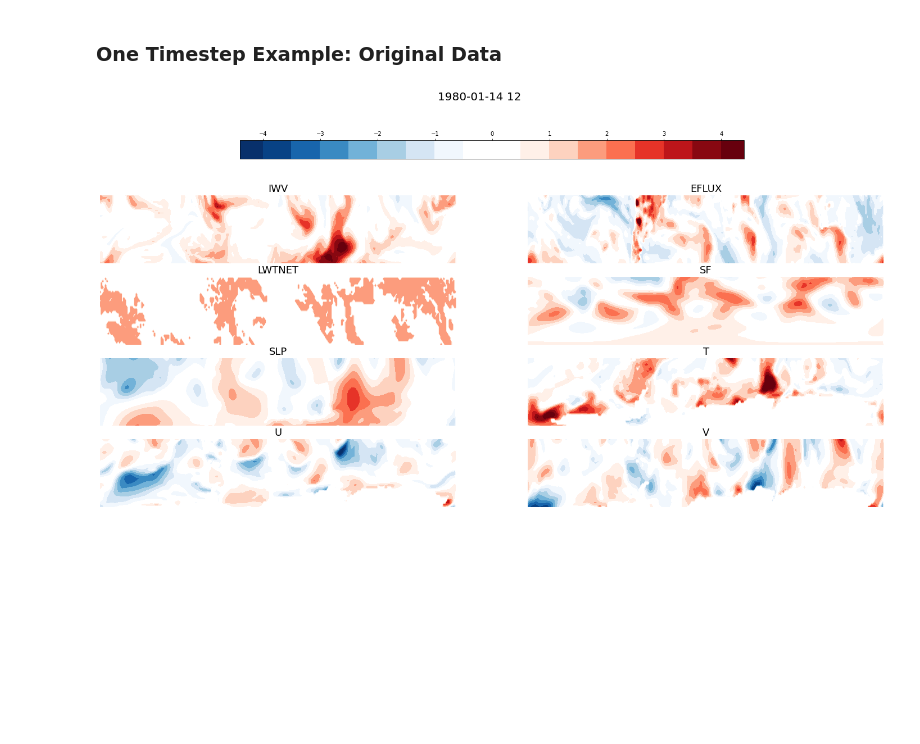
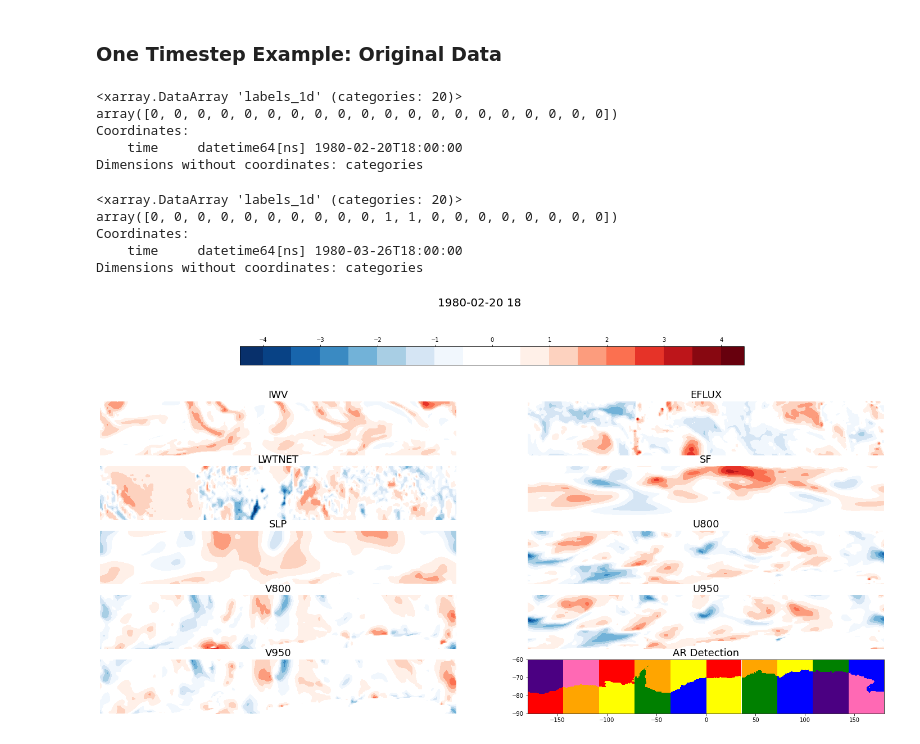
Before and after one commit to rlbaiman/AntarcticAR_ML, a Jupyter notebook: Make_X_data/Plot_X_data.ipynb, the cells around one changed output. Drawn from its saved outputs; the diff is of its cells as text; code cells hidden in the pictures; blank space fills up the shorter version.

Commit message:
trim training data to even out occurances

```diff
--- a/Make_X_data/Plot_X_data.ipynb
+++ b/Make_X_data/Plot_X_data.ipynb
@@ -12,16 +12,36 @@ ds_1 = xr.open_mfdataset('/pl/active/ATOC_SynopticMet/data/ar_data/Research3/Dat
 # %%
 ## CNN data - coarse resolution, binary regional Y
 ds_2 = xr.open_mfdataset('/pl/active/ATOC_SynopticMet/data/ar_data/Research3/Data/coarse_variable_data_files/train.nc', chunks ='auto')
+# %%
+ds_3 = xr.open_mfdataset('/pl/active/ATOC_SynopticMet/data/ar_data/Research3/Data/coarse_variable_files_new/train.nc')
 # %%
 newcolors = np.vstack((plt.get_cmap('Blues').reversed()(np.linspace(0, 1, 30)),np.ones((10,4)),
                        plt.get_cmap('Reds').reversed()(np.linspace(1, 0, 30))))
 double = ListedColormap(newcolors, name='double')
+# %%
+# Y data
+slice_start = np.array([0, 36, 72, 108, 144, -180 ,-144, -108, -72,-36])
+
+slice_end = slice_start + 36
+colors = ['red', 'orange','yellow', 'green','blue', 'indigo', 'hotpink',
+      'red', 'orange','yellow', 'green','blue', 'indigo', 'hotpink',
+     'red', 'orange','yellow', 'green','blue', 'indigo', 'hotpink',
+     'red', 'orange','yellow', 'green','blue', 'indigo', 'hotpink']
+
+
+basins = xr.open_mfdataset('/pl/active/ATOC_SynopticMet/data/ar_data/Research3/Data/AIS_basins_Zwally_MERRA2grid.nc').sel(lat = slice(-90,-60)).load()
+basins = basins.Zwallybasins > 0
+
+y_data = xr.open_mfdataset('/pl/active/ATOC_SynopticMet/data/ar_data/Research3/Data/Y_labels_AR_PRECSN_T/*').load()
 # %%
 #define function
 def show_sample(ds_sample):
     num_channels = len(ds_sample.n_channel)
+    y_plot_data = y_data.sel(time = ds_sample.time)
+    y_plot_data = xr.where(y_plot_data.Y.isin([100, 101, 110, 111, 1100, 1101, 1110, 1111]),1, 0)
+
     #define figure with 1 row and 5 columns.
-    fig,axes = plt.subplots(4,2,figsize=(25, 12))
+    fig,axes = plt.subplots(5,2,figsize=(25, 12))
     ax = axes.flatten() # Flatten 2x2 array so that you can use ax[0],ax[1],... rather than ax[0],ax[1]...
     fig.suptitle(str(ds_sample.time.values)[0:10]+' '+str(ds_sample.time.values)[11:13], fontsize = 20)
     #set the background to white, for some reason its transparent
@@ -35,13 +55,39 @@ def show_sample(ds_sample):
     cb = plt.colorbar(cf, ax =ax.ravel(),location='top', fraction = .05, shrink = 10,
                       ticks=[-4,-3,-2,-1, 0,1, 2,3,4],pad = .1,extendrect=True, aspect = 25, extend = 'both')
 
+    ax[num_channels].set_title('AR Detection', fontsize = 18)
+    for s in range(len(slice_start)):
+        slice_data = basins.sel(lon  = slice(slice_start[s], slice_end[s]))
+        ax[num_channels].contourf(slice_data.lon, slice_data.lat, slice_data.values ,cmap = ListedColormap(['none', colors[s+2]]))
+
+        ax[num_channels].contourf(slice_data.lon, slice_data.lat, xr.where(slice_data == True, 0, 1) ,cmap = ListedColormap(['none', colors[s]]))
+
+    ax[num_channels].contourf(y_plot_data.lon, y_plot_data.lat, y_plot_data,cmap = ListedColormap(['none', 'black']))
+
 
 
 #     plt.savefig('/projects/reba1583/Research3/AntarcticAR_ML/Make_X_data/X_data_example.png', dpi = 300,facecolor = 'white', transparent=True, bbox_inches = 'tight')
 # %% [markdown]
 ### One Timestep Example: Original Data
+# %%
+y_labels = ds_3.labels_1d.load()
+# %%
+y_labels[125]
+# %% [output]
+<xarray.DataArray 'labels_1d' (categories: 20)>
+array([0, 0, 0, 0, 0, 0, 0, 0, 0, 0, 0, 0, 0, 0, 0, 0, 0, 0, 0, 0])
+Coordinates:
+    time     datetime64[ns] 1980-02-20T18:00:00
+Dimensions without coordinates: categories
+# %%
+ds_3.isel(time = 125).load().labels_1d
+# %% [output]
+<xarray.DataArray 'labels_1d' (categories: 20)>
+array([0, 0, 0, 0, 0, 0, 0, 0, 0, 0, 1, 1, 0, 0, 0, 0, 0, 0, 0, 0])
+Coordinates:
+    time     datetime64[ns] 1980-03-26T18:00:00
+Dimensions without coordinates: categories
 # %%
-sample = ds_1.isel(time = 54).load()
-show_sample(sample.features)
+show_sample(ds_3.isel(time = 125).load().features)
 # %% [output]
-[figure, old version]
+[figure, new version]
```
Also changed, not shown: 3 other files.
